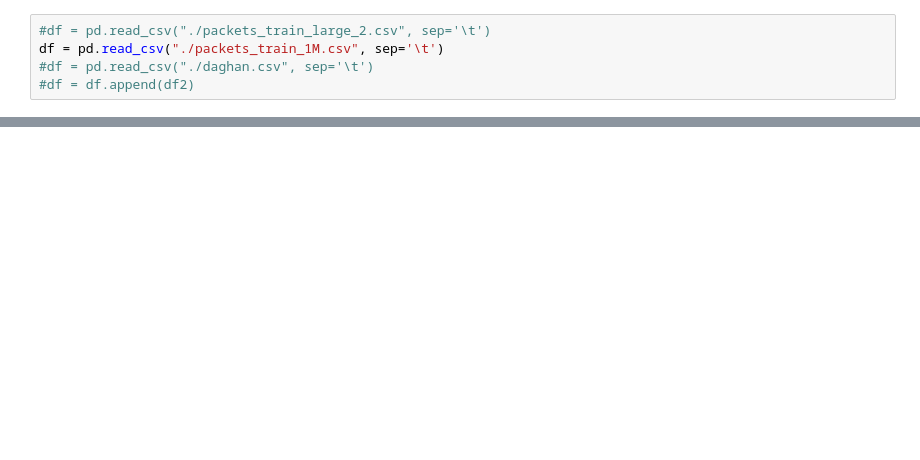
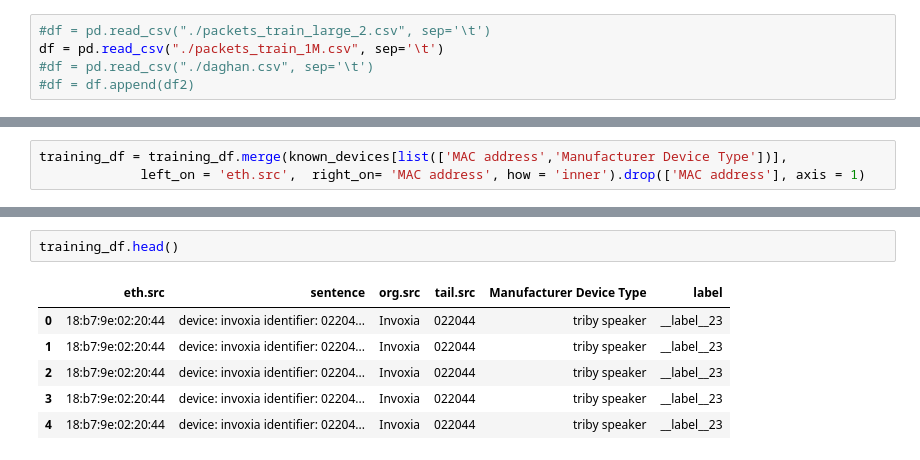
Before and after one commit to daghan/W210-IoT, a Jupyter notebook: IoT6_Sydney-all_rows_test_fasttext.ipynb, the cells around one changed output, grey strips where cells are left out. Saved outputs shown, nothing was run; the diff lists cells and outputs as text; blank space fills up the shorter version.

```diff
--- a/IoT6_Sydney-all_rows_test_fasttext.ipynb
+++ b/IoT6_Sydney-all_rows_test_fasttext.ipynb
@@ -508,0 +459,3 @@ test[1].iloc[23]
+# %%
+training_df = training_df.merge(known_devices[list(['MAC address','Manufacturer Device Type'])],
+             left_on = 'eth.src',  right_on= 'MAC address', how = 'inner').drop(['MAC address'], axis = 1)
@@ -508,0 +504,9 @@ test[1].iloc[23]
+# %%
+training_df.head()
+# %% [output]
+|  | eth.src | sentence | org.src | tail.src | Manufacturer Device Type | label |
+| 0 | 18:b7:9e:02:20:44 | device: invoxia identifier: 02204... | Invoxia | 022044 | triby speaker | __label__23 |
+| 1 | 18:b7:9e:02:20:44 | device: invoxia identifier: 02204... | Invoxia | 022044 | triby speaker | __label__23 |
+| 2 | 18:b7:9e:02:20:44 | device: invoxia identifier: 02204... | Invoxia | 022044 | triby speaker | __label__23 |
+| 3 | 18:b7:9e:02:20:44 | device: invoxia identifier: 02204... | Invoxia | 022044 | triby speaker | __label__23 |
+| 4 | 18:b7:9e:02:20:44 | device: invoxia identifier: 02204... | Invoxia | 022044 | triby speaker | __label__23 |
```
Also changed, not shown: parts of 71 cells of this notebook.
